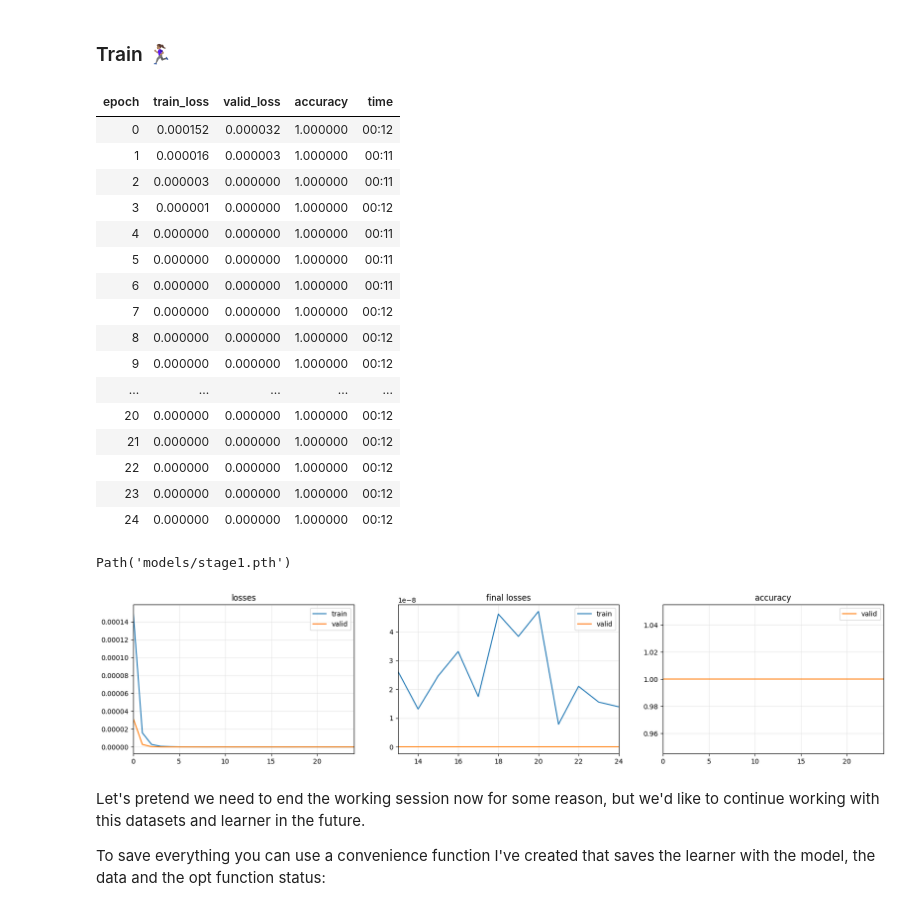
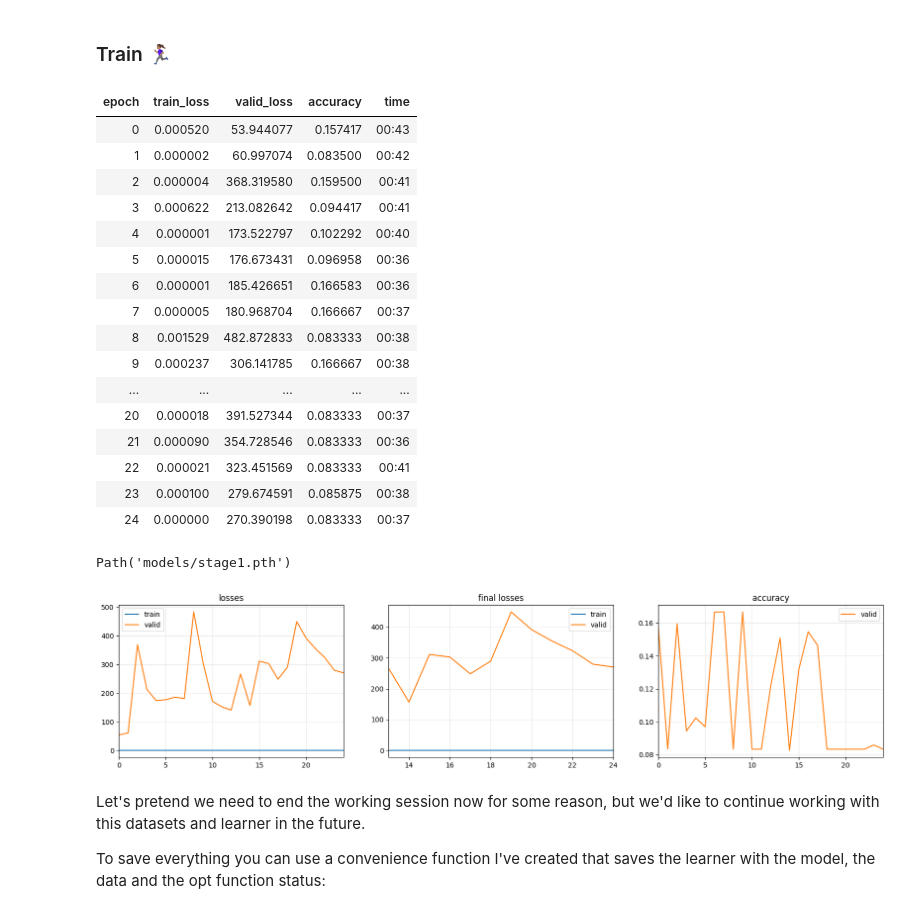
Before and after one commit to iamstarlee/tsai-main, a Jupyter notebook: tutorial_nbs/01_Intro_to_Time_Series_Classification.ipynb, the cells around one changed output. Cells and saved outputs as stored; diff of their text form; code cells hidden in the pictures.

```diff
--- a/tutorial_nbs/01_Intro_to_Time_Series_Classification.ipynb
+++ b/tutorial_nbs/01_Intro_to_Time_Series_Classification.ipynb
@@ -115,10 +115,12 @@ import numpy as np
 tfms  = [None, [Categorize()]]
 # dsets = TSDatasets(X, y, tfms=tfms, splits=splits, inplace=True)
 
-X_train = np.load("../raw_data/day1_train_data.npy")
-y_train = np.load("../raw_data/day1_train_labels.npy")
-X_valid = np.load("../raw_data/day1_valid_data.npy")
-y_valid = np.load("../raw_data/day1_valid_labels.npy")
+X_train = np.load("../data/day1_train_data.npy")
+y_train = np.load("../data/day1_train_labels.npy")
+# X_valid = np.load("../data/day1_valid_data.npy")
+# y_valid = np.load("../data/day1_valid_labels.npy")
+X_valid = np.load("../data/day2_test_dataset_24k.npy")
+y_valid = np.load("../data/day2_test_labels_24k.npy")
 dsets_train = TSDatasets(X_train, y_train, tfms=tfms, inplace=True)
 dsets_valid = TSDatasets(X_valid, y_valid, tfms=tfms, inplace=True)
 # %%
@@ -189,31 +191,31 @@ SuggestedLRs(valley=0.002511886414140463)
 # %% [markdown]
 ### Train 🏃🏽‍♀️
 # %%
-learn.fit(25, lr=1e-3)
+learn.fit(25, lr=1e-2)
 learn.save('stage1')
 # %% [output]
 | epoch | train_loss | valid_loss | accuracy | time |
-| 0 | 0.000152 | 0.000032 | 1.000000 | 00:12 |
-| 1 | 0.000016 | 0.000003 | 1.000000 | 00:11 |
-| 2 | 0.000003 | 0.000000 | 1.000000 | 00:11 |
-| 3 | 0.000001 | 0.000000 | 1.000000 | 00:12 |
-| 4 | 0.000000 | 0.000000 | 1.000000 | 00:11 |
-| 5 | 0.000000 | 0.000000 | 1.000000 | 00:11 |
-| 6 | 0.000000 | 0.000000 | 1.000000 | 00:11 |
-| 7 | 0.000000 | 0.000000 | 1.000000 | 00:12 |
-| 8 | 0.000000 | 0.000000 | 1.000000 | 00:12 |
-| 9 | 0.000000 | 0.000000 | 1.000000 | 00:12 |
+| 0 | 0.000520 | 53.944077 | 0.157417 | 00:43 |
+| 1 | 0.000002 | 60.997074 | 0.083500 | 00:42 |
+| 2 | 0.000004 | 368.319580 | 0.159500 | 00:41 |
+| 3 | 0.000622 | 213.082642 | 0.094417 | 00:41 |
+| 4 | 0.000001 | 173.522797 | 0.102292 | 00:40 |
+| 5 | 0.000015 | 176.673431 | 0.096958 | 00:36 |
+| 6 | 0.000001 | 185.426651 | 0.166583 | 00:36 |
+| 7 | 0.000005 | 180.968704 | 0.166667 | 00:37 |
+| 8 | 0.001529 | 482.872833 | 0.083333 | 00:38 |
+| 9 | 0.000237 | 306.141785 | 0.166667 | 00:38 |
 | ... | ... | ... | ... | ... |
-| 20 | 0.000000 | 0.000000 | 1.000000 | 00:12 |
-| 21 | 0.000000 | 0.000000 | 1.000000 | 00:12 |
-| 22 | 0.000000 | 0.000000 | 1.000000 | 00:12 |
-| 23 | 0.000000 | 0.000000 | 1.000000 | 00:12 |
-| 24 | 0.000000 | 0.000000 | 1.000000 | 00:12 |
+| 20 | 0.000018 | 391.527344 | 0.083333 | 00:37 |
+| 21 | 0.000090 | 354.728546 | 0.083333 | 00:36 |
+| 22 | 0.000021 | 323.451569 | 0.083333 | 00:41 |
+| 23 | 0.000100 | 279.674591 | 0.085875 | 00:38 |
+| 24 | 0.000000 | 270.390198 | 0.083333 | 00:37 |
 Path('models/stage1.pth')
 # %%
 learn.recorder.plot_metrics()
 # %% [output]
-[figure, old version]
+[figure, new version]
 # %% [markdown]
 Let's pretend we need to end the working session now for some reason, but we'd like to continue working with this datasets and learner in the future.
 
```
Also changed, not shown: parts of 16 cells of this notebook, 4 other files.
